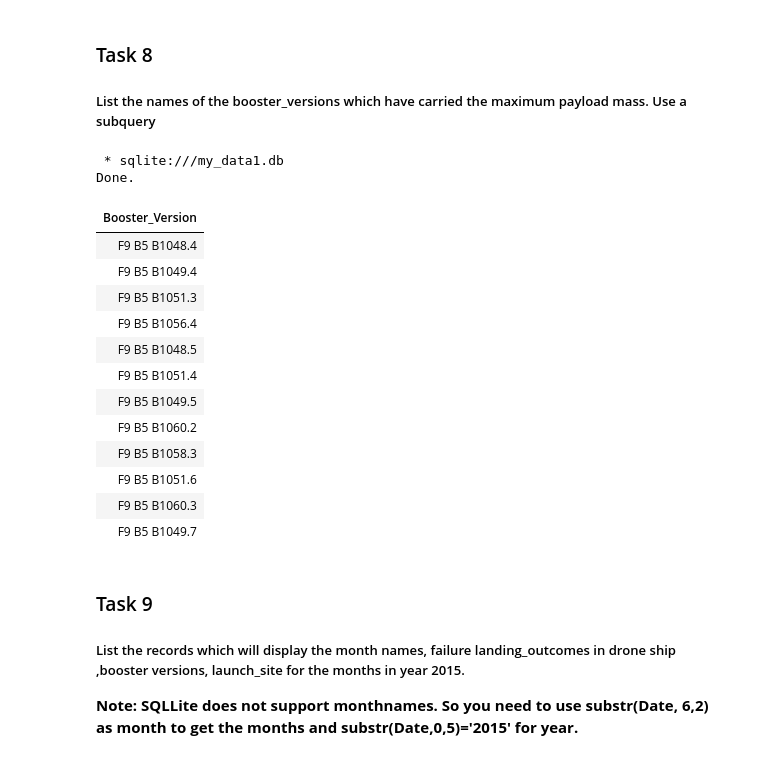
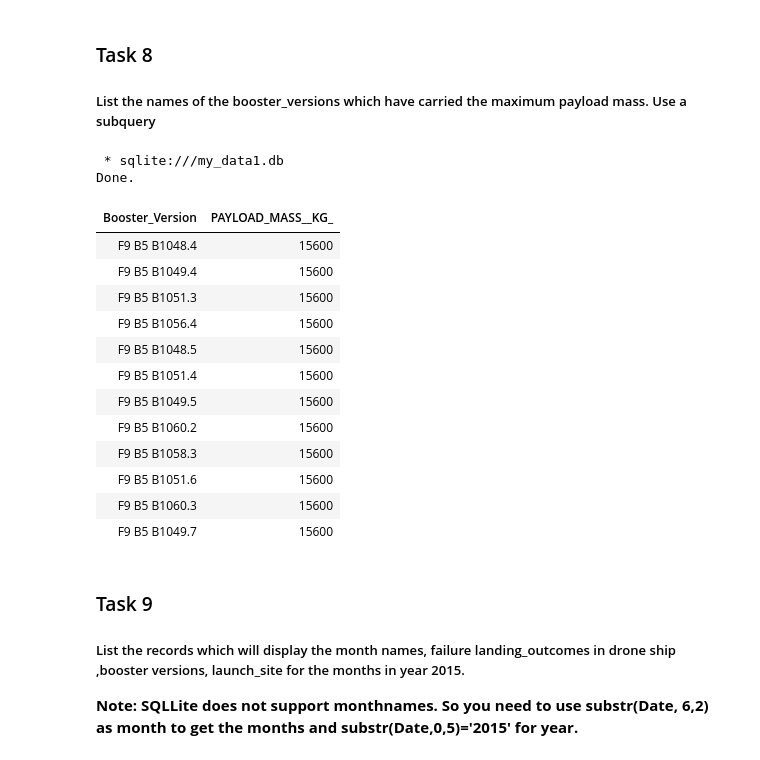
Before and after one commit to mutekiaji/IBM_DataScience, a Jupyter notebook: jupyter-labs-eda-sql-coursera_sqllite.ipynb, the cells around one changed output. Drawn from its saved outputs; the diff is of its cells as text; code cells hidden in the pictures.

```diff
--- a/jupyter-labs-eda-sql-coursera_sqllite.ipynb
+++ b/jupyter-labs-eda-sql-coursera_sqllite.ipynb
@@ -215,23 +255,25 @@ Done.
 
 ##### List the   names of the booster_versions which have carried the maximum payload mass. Use a subquery
 # %%
-%sql select Distinct("Booster_Version") FROM SPACEXTABLE WHERE "PAYLOAD_MASS__KG_" = (select max("PAYLOAD_MASS__KG_") from SPACEXTABLE)
+%%sql
+select Distinct(Booster_Version), PAYLOAD_MASS__KG_ FROM SPACEXTABLE
+WHERE PAYLOAD_MASS__KG_ = (select max(PAYLOAD_MASS__KG_) from SPACEXTABLE)
 # %% [output]
  * sqlite:///my_data1.db
 Done.
-| Booster_Version |
-| F9 B5 B1048.4 |
-| F9 B5 B1049.4 |
-| F9 B5 B1051.3 |
-| F9 B5 B1056.4 |
-| F9 B5 B1048.5 |
-| F9 B5 B1051.4 |
-| F9 B5 B1049.5 |
-| F9 B5 B1060.2 |
-| F9 B5 B1058.3 |
-| F9 B5 B1051.6 |
-| F9 B5 B1060.3 |
-| F9 B5 B1049.7 |
+| Booster_Version | PAYLOAD_MASS__KG_ |
+| F9 B5 B1048.4 | 15600 |
+| F9 B5 B1049.4 | 15600 |
+| F9 B5 B1051.3 | 15600 |
+| F9 B5 B1056.4 | 15600 |
+| F9 B5 B1048.5 | 15600 |
+| F9 B5 B1051.4 | 15600 |
+| F9 B5 B1049.5 | 15600 |
+| F9 B5 B1060.2 | 15600 |
+| F9 B5 B1058.3 | 15600 |
+| F9 B5 B1051.6 | 15600 |
+| F9 B5 B1060.3 | 15600 |
+| F9 B5 B1049.7 | 15600 |
 # %% [markdown]
 ### Task 9
 
```
Also changed, not shown: parts of 9 cells of this notebook.
